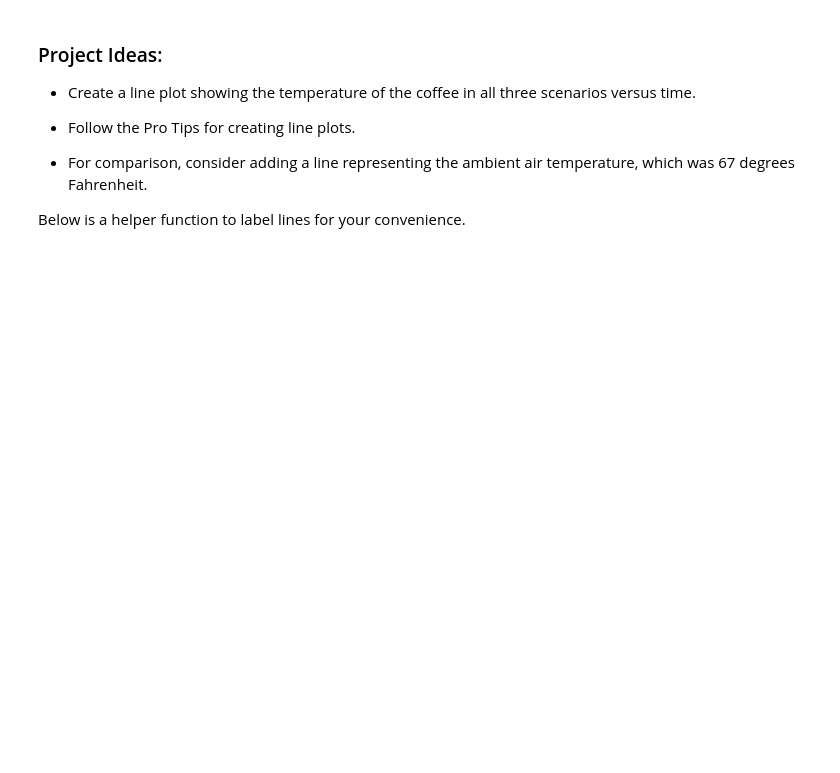
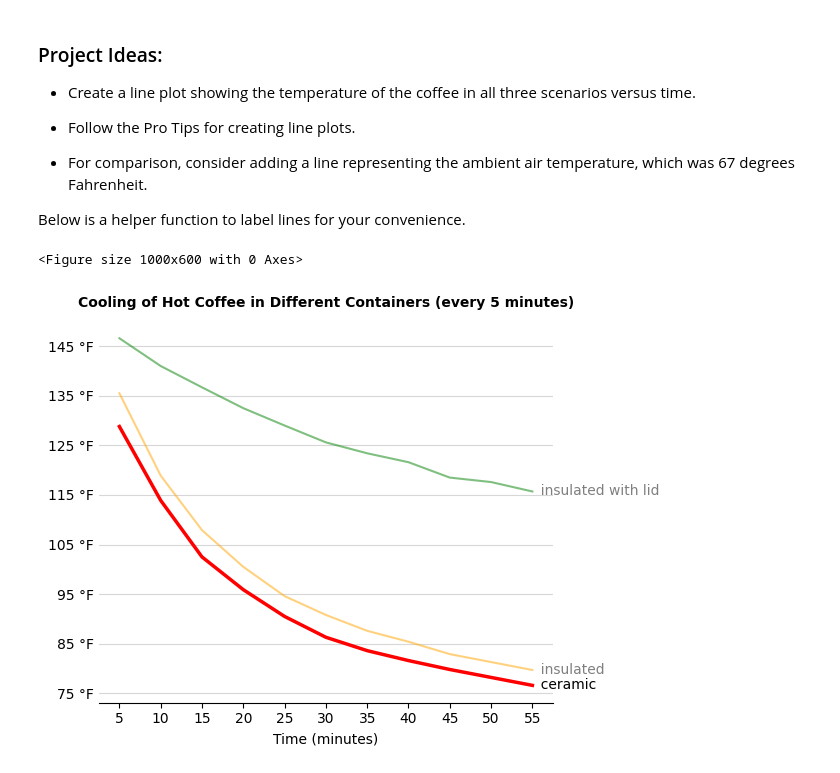
Before and after one commit to ojeduard/Data-Science-Essentials, a Jupyter notebook: Data_Visualization/Ended_Projects/cooling-coffee-project/hot-coffee.ipynb, the cells around one changed output. Cells and saved outputs as stored; diff of their text form; code cells hidden in the pictures; blank space fills up the shorter version.

```diff
--- a/Data_Visualization/Ended_Projects/cooling-coffee-project/hot-coffee.ipynb
+++ b/Data_Visualization/Ended_Projects/cooling-coffee-project/hot-coffee.ipynb
@@ -55,0 +54,43 @@ def add_end_labels(df, x, column_names, alpha=1, fontweight='normal'):
+# %%
+# YOUR CODE HERE (add additional cells as needed)
+focus_column = 'ceramic'
+focus_color = 'red'
+back_columns = ['insulated with lid', 'insulated']
+back_colors = ['green', 'orange']
+
+def clean_axes():
+    ax = plt.gca()
+    ax.spines[['top', 'right', 'left']].set_visible(False)
+    ax.tick_params(axis='y', length=0)
+    plt.grid(axis='y', alpha=0.5)
+
+def add_axes_label():
+    y_ticks = [x for x in range(75, 150, 10)]
+    y_ticks_labels = [f'{label} °F' for label in y_ticks]
+    plt.yticks(y_ticks, y_ticks_labels)
+    plt.xticks(range(5, 60, 5))
+    plt.xlabel('Time (minutes)')
+    plt.title('Cooling of Hot Coffee in Different Containers (every 5 minutes)', fontsize=10, fontweight='bold', pad=10, loc='center', )
+
+def label_lines():
+    plt.legend().set_visible(False)
+    add_end_labels(df, df['time'].iloc[-1], back_columns, alpha=0.5)
+    add_end_labels(df, df['time'].iloc[-1], [focus_column], alpha=1)
+
+def plot_data():
+    plt.figure(figsize=(10, 6))
+    df.plot(x='time', y=back_columns, color=back_colors, alpha=0.5)
+    plt.plot(df['time'], df[focus_column], color=focus_color, linewidth=2.5)
+
+
+plot_data()
+label_lines()
+clean_axes()
+add_axes_label()
+
+
+plt.tight_layout()
+plt.show()
+# %% [output]
+<Figure size 1000x600 with 0 Axes>
+[figure, added]
```
Also changed, not shown: parts of 2 cells of this notebook, 1 other file.
